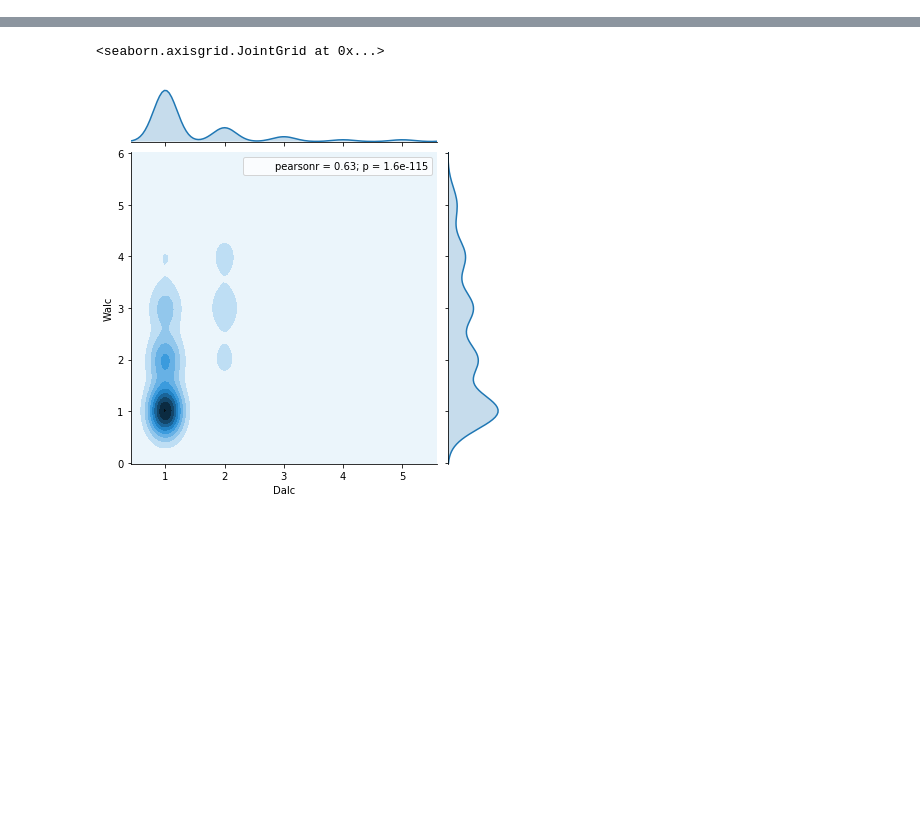
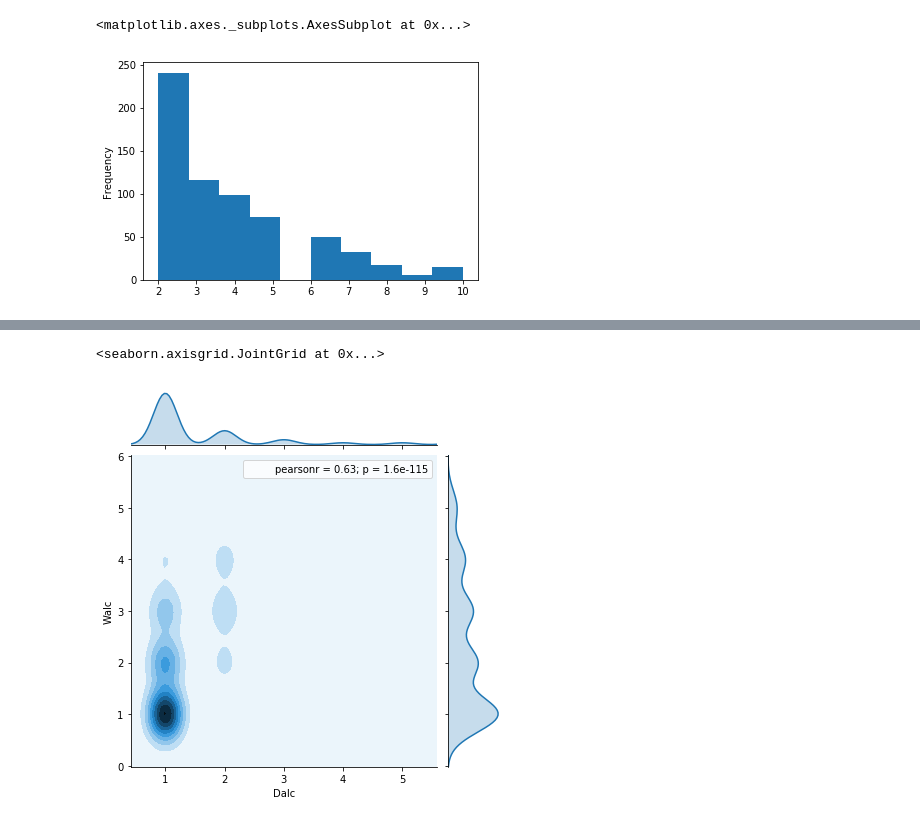
Before and after one commit to mamitch/Springboard_Capstone, a Jupyter notebook: Capstone_Project_Student_Alc.ipynb, the cells around one changed output, grey strips where cells are left out. Drawn from its saved outputs; the diff is of its cells as text; code cells hidden in the pictures; blank space fills up the shorter version.

```diff
--- a/Capstone_Project_Student_Alc.ipynb
+++ b/Capstone_Project_Student_Alc.ipynb
@@ -186 +92,6 @@ data.describe()
+# %%
+data.Talc.plot.hist(by='sex', bins=10)
+# %% [output]
+<matplotlib.axes._subplots.AxesSubplot at 0x...>
+[figure, added]
 # %%
```
Also changed, not shown: parts of 23 cells of this notebook.
